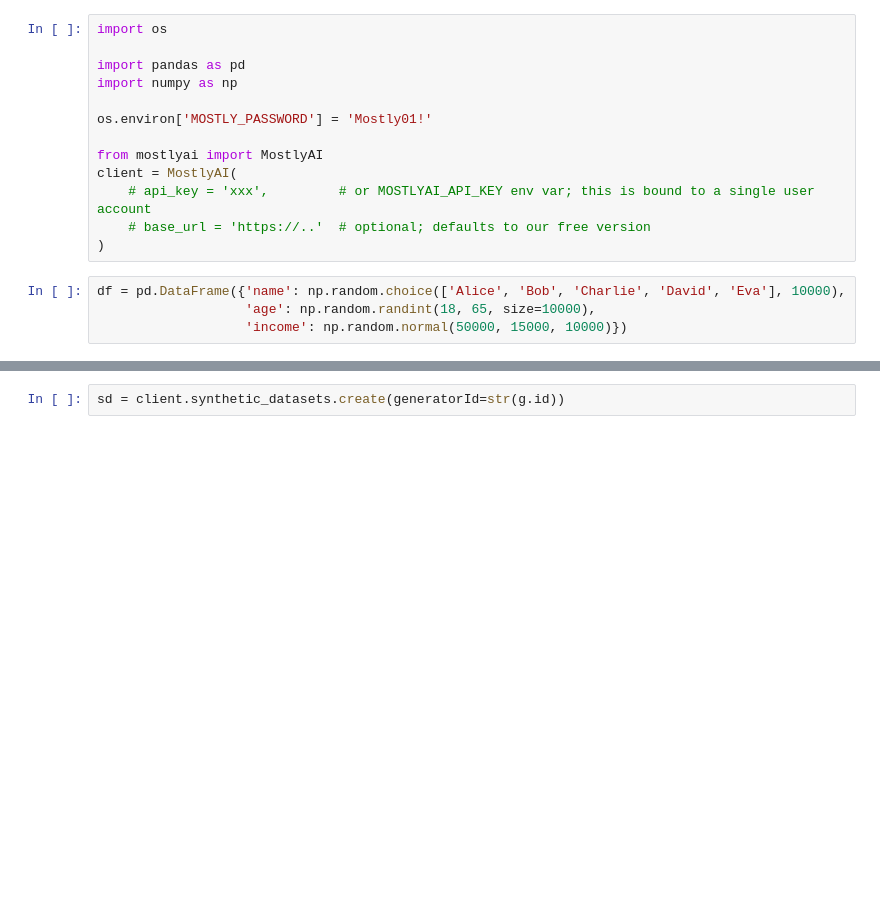
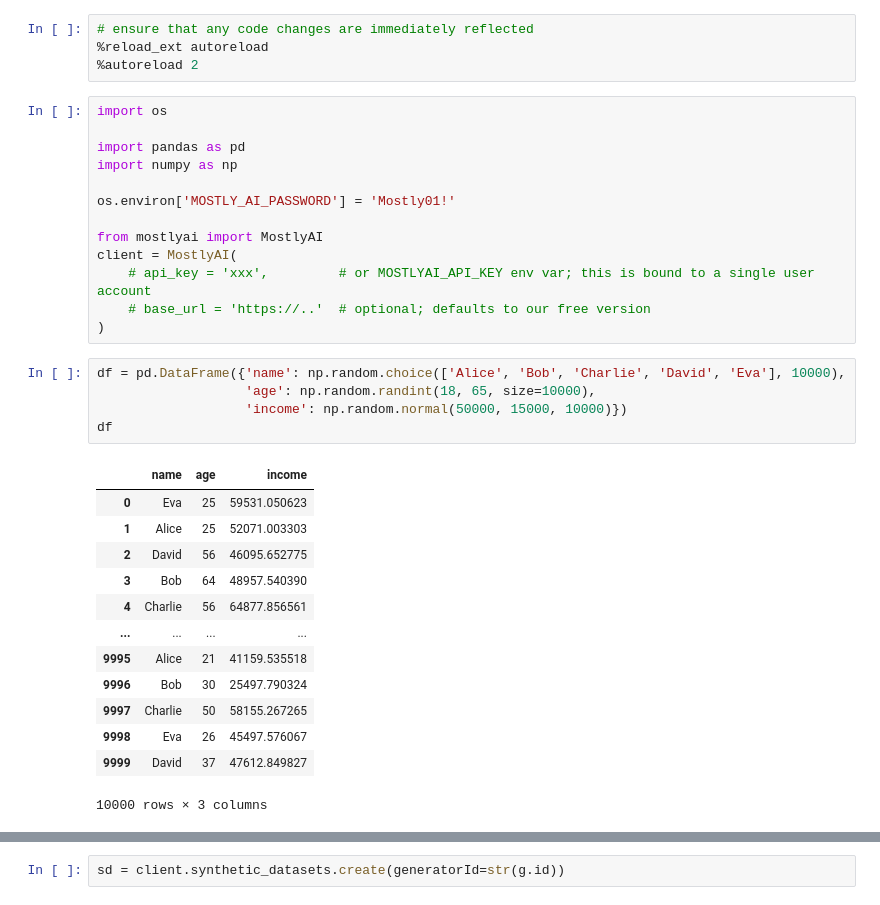
Before and after one commit to mostly-ai/mostly-python, a Jupyter notebook: dev/sandbox.ipynb, the cells around one changed output, grey strips where cells are left out. Saved outputs shown, nothing was run; the diff lists cells and outputs as text; blank space fills up the shorter version.

```diff
--- a/dev/sandbox.ipynb
+++ b/dev/sandbox.ipynb
@@ -1,10 +1,14 @@
+# %%
+# ensure that any code changes are immediately reflected
+%reload_ext autoreload
+%autoreload 2
 # %%
 import os
 
 import pandas as pd
 import numpy as np
 
-os.environ['MOSTLY_PASSWORD'] = 'Mostly01!'
+os.environ['MOSTLY_AI_PASSWORD'] = 'Mostly01!'
 
 from mostlyai import MostlyAI
 client = MostlyAI(
@@ -14,4 +18,19 @@ client = MostlyAI(
 # %%
 df = pd.DataFrame({'name': np.random.choice(['Alice', 'Bob', 'Charlie', 'David', 'Eva'], 10000),
                    'age': np.random.randint(18, 65, size=10000),
                    'income': np.random.normal(50000, 15000, 10000)})
+df
+# %% [output]
+|  | name | age | income |
+| 0 | Eva | 25 | 59531.050623 |
+| 1 | Alice | 25 | 52071.003303 |
+| 2 | David | 56 | 46095.652775 |
+| 3 | Bob | 64 | 48957.540390 |
+| 4 | Charlie | 56 | 64877.856561 |
+| ... | ... | ... | ... |
+| 9995 | Alice | 21 | 41159.535518 |
+| 9996 | Bob | 30 | 25497.790324 |
+| 9997 | Charlie | 50 | 58155.267265 |
+| 9998 | Eva | 26 | 45497.576067 |
+| 9999 | David | 37 | 47612.849827 |
+10000 rows × 3 columns
```
Also changed, not shown: parts of 15 cells of this notebook, 12 other files.
